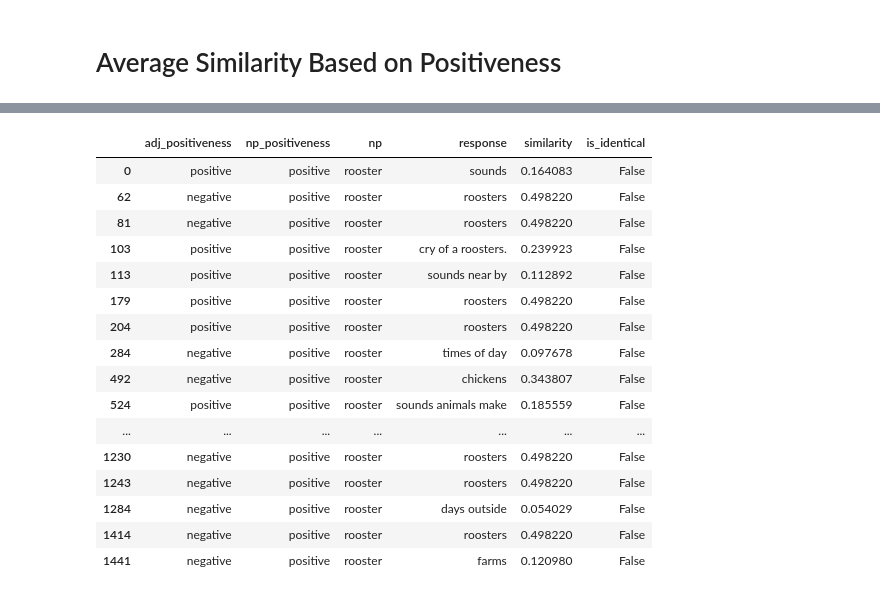
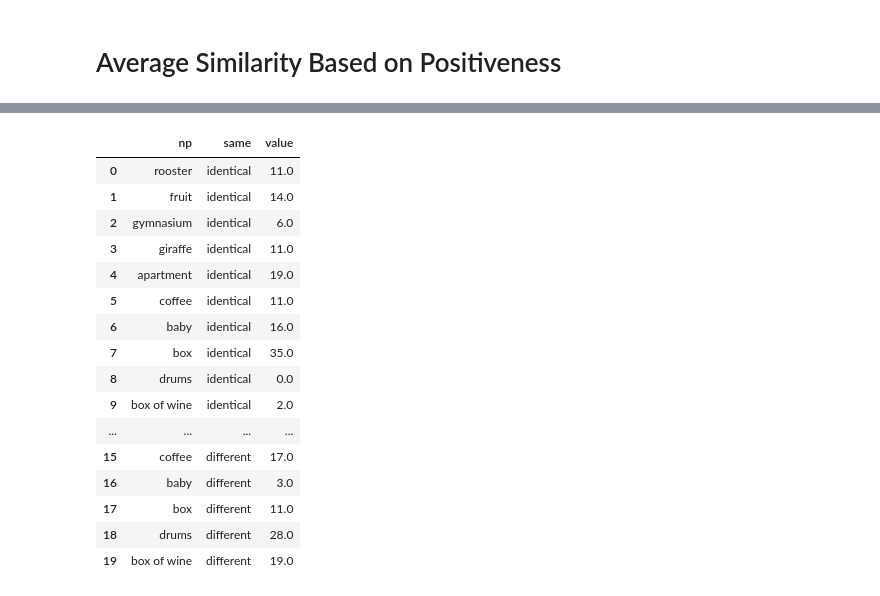
Before and after one commit to mhtess/comparison-class, a Jupyter notebook: analysis/Embedding Analysis.ipynb, the cells around one changed output, grey strips where cells are left out. Saved outputs shown, nothing was run; the diff lists cells and outputs as text; code cells hidden in the pictures.

```diff
--- a/analysis/Embedding Analysis.ipynb
+++ b/analysis/Embedding Analysis.ipynb
@@ -225,18 +297,13 @@ See the caveats in the documentation: http://pandas.pydata.org/pandas-docs/stabl
 # %%
-vars_to_keep = ['adj_positiveness', 'np_positiveness', 'np', 'response']
-with_identity = df[vars_to_keep]
+with_identity = with_sim_lemma
 
-# Add similarity ratings
-with_identity = append_similarity(with_identity).dropna()
-
-
-with_identity['is_identical'] = with_identity['similarity'].apply(lambda sim: sim >= .85)
+with_identity['is_identical'] = with_identity['similarity'].apply(lambda sim: sim >= .97)
 
 with_identity['is_identical'].value_counts()
 
 close_enough = with_identity[with_identity['is_identical'] == True]
 
-close_enough = close_enough[close_enough['similarity'] < .90]
+close_enough = close_enough[close_enough['similarity'] < .99]
 
 
 close_enough
@@ -264,36 +314,42 @@ See the caveats in the documentation: http://pandas.pydata.org/pandas-docs/stabl
 # %%
-# Sort and subset the 5 most common NPs
+# Subset the 10 most common NPs
 subset = with_identity.drop_duplicates()['np'].tolist()[:10]
 with_identity = with_identity[with_identity['np'].isin(subset)]
 
 
-with_identity[with_identity['np'] == 'rooster']
+with_identity['count'] = with_identity.groupby(['np']).transform('count').iloc[:, 0]
+with_identity['identical'] = with_identity.groupby(['np'])['is_identical'].transform('sum')
+with_identity['different'] = with_identity['count'] - with_identity['identical']
 
 
-# # Plot with/without hue
-# sns.set(style = 'whitegrid')
+same_diff = with_identity[['np', 'identical', 'different']].drop_duplicates()
+same_diff = pd.melt(same_diff, id_vars = ['np'], var_name = 'same')
 
-# fig, ax1 = plt.subplots(1,1)
-# fig.set_size_inches(18, 10)
 
-# ax = sns.barplot(x="np", y="is_identical", data = with_identity, ax = ax1)
+# Plot with/without hue
+sns.set(style = 'whitegrid')
 
-# plt.show()
+fig, ax1 = plt.subplots(1,1)
+fig.set_size_inches(18, 10)
+
+ax = sns.barplot(x = 'value', y = 'np', hue = 'same', data = same_diff, ax = ax1)
+
+plt.show()
 # %% [output]
-|  | adj_positiveness | np_positiveness | np | response | similarity | is_identical |
-| 0 | positive | positive | rooster | sounds | 0.164083 | False |
-| 62 | negative | positive | rooster | roosters | 0.498220 | False |
-| 81 | negative | positive | rooster | roosters | 0.498220 | False |
-| 103 | positive | positive | rooster | cry of a roosters. | 0.239923 | False |
-| 113 | positive | positive | rooster | sounds near by | 0.112892 | False |
-| 179 | positive | positive | rooster | roosters | 0.498220 | False |
-| 204 | positive | positive | rooster | roosters | 0.498220 | False |
-| 284 | negative | positive | rooster | times of day | 0.097678 | False |
-| 492 | negative | positive | rooster | chickens | 0.343807 | False |
-| 524 | positive | positive | rooster | sounds animals make | 0.185559 | False |
-| ... | ... | ... | ... | ... | ... | ... |
-| 1230 | negative | positive | rooster | roosters | 0.498220 | False |
-| 1243 | negative | positive | rooster | roosters | 0.498220 | False |
-| 1284 | negative | positive | rooster | days outside | 0.054029 | False |
-| 1414 | negative | positive | rooster | roosters | 0.498220 | False |
-| 1441 | negative | positive | rooster | farms | 0.120980 | False |
+|  | np | same | value |
+| 0 | rooster | identical | 11.0 |
+| 1 | fruit | identical | 14.0 |
+| 2 | gymnasium | identical | 6.0 |
+| 3 | giraffe | identical | 11.0 |
+| 4 | apartment | identical | 19.0 |
+| 5 | coffee | identical | 11.0 |
+| 6 | baby | identical | 16.0 |
+| 7 | box | identical | 35.0 |
+| 8 | drums | identical | 0.0 |
+| 9 | box of wine | identical | 2.0 |
+| ... | ... | ... | ... |
+| 15 | coffee | different | 17.0 |
+| 16 | baby | different | 3.0 |
+| 17 | box | different | 11.0 |
+| 18 | drums | different | 28.0 |
+| 19 | box of wine | different | 19.0 |
```
Also changed, not shown: parts of 10 cells of this notebook, 3 other files.
